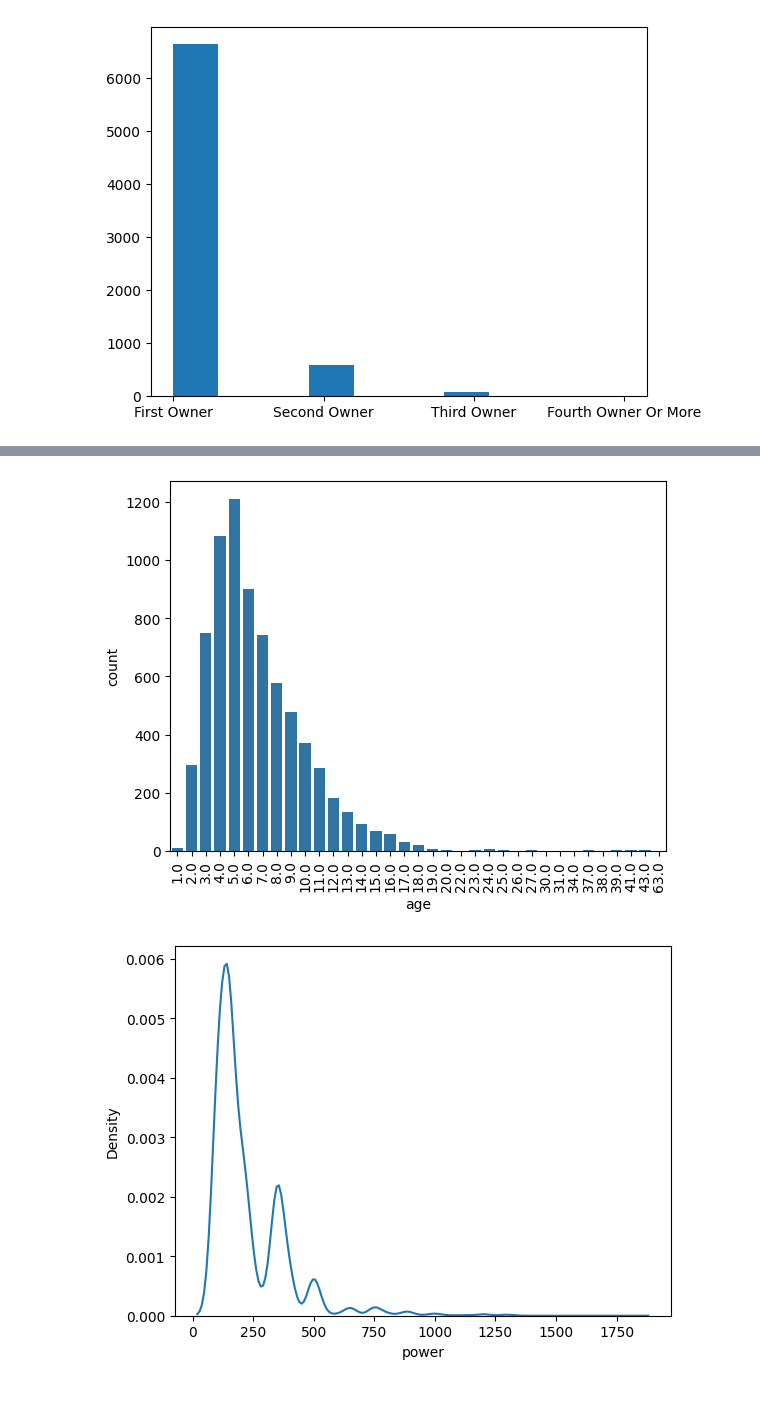
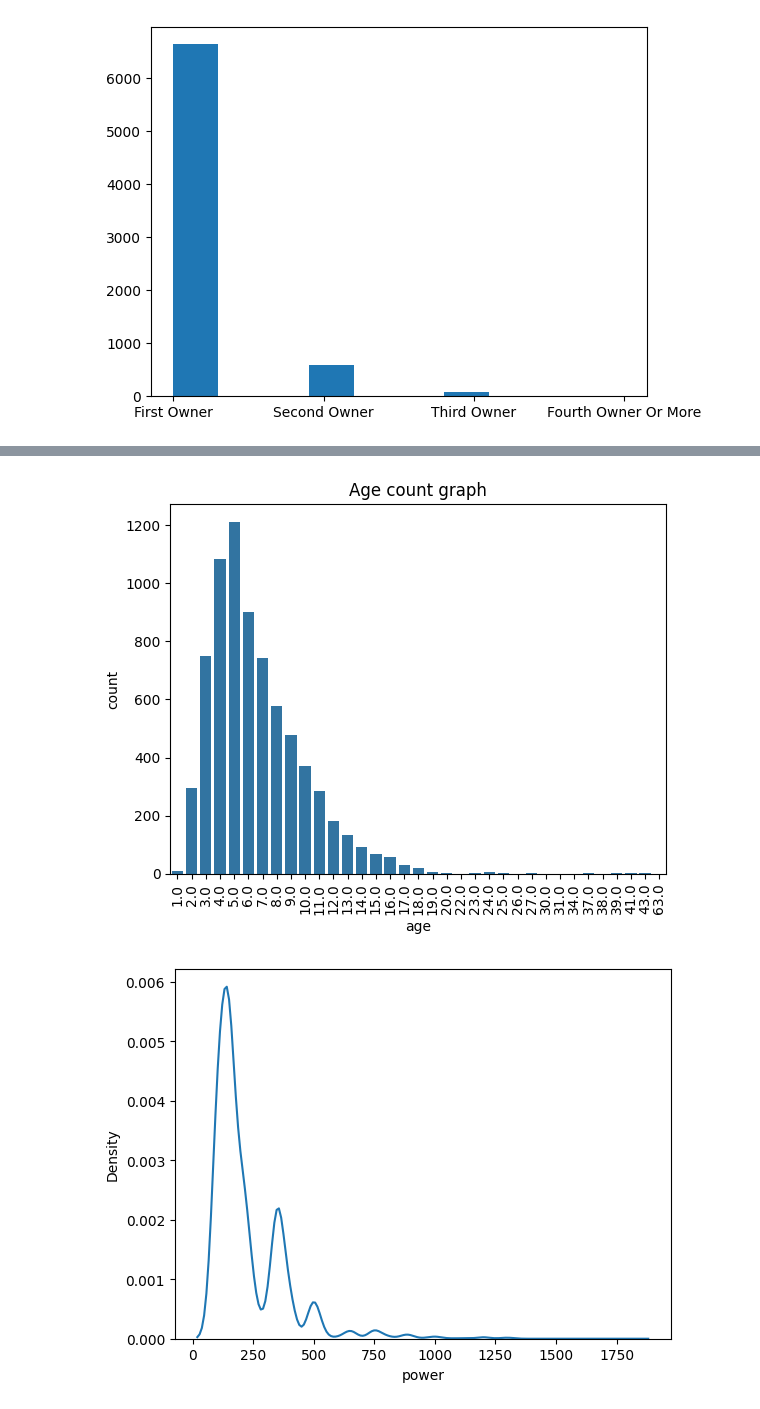
Before and after one commit to garimaagarwal2702/SITP-12-Th-may-, a Jupyter notebook: python/projects/Bike.ipynb, the cells around one changed output, grey strips where cells are left out. Saved outputs shown, nothing was run; the diff lists cells and outputs as text; code cells hidden in the pictures.

```diff
--- a/python/projects/Bike.ipynb
+++ b/python/projects/Bike.ipynb
@@ -178,9 +182,10 @@ plt.show()
 # %%
 sns.countplot(x="age",data=df)
+plt.title("Age count graph")
 plt.xticks(rotation=90)
 plt.show()
 # %% [output]
-[figure, old version]
+[figure, new version]
 # %%
 sns.kdeplot(x="power",data=df)
 plt.show()
```
Also changed, not shown: parts of 7 cells of this notebook, 8 other files.
